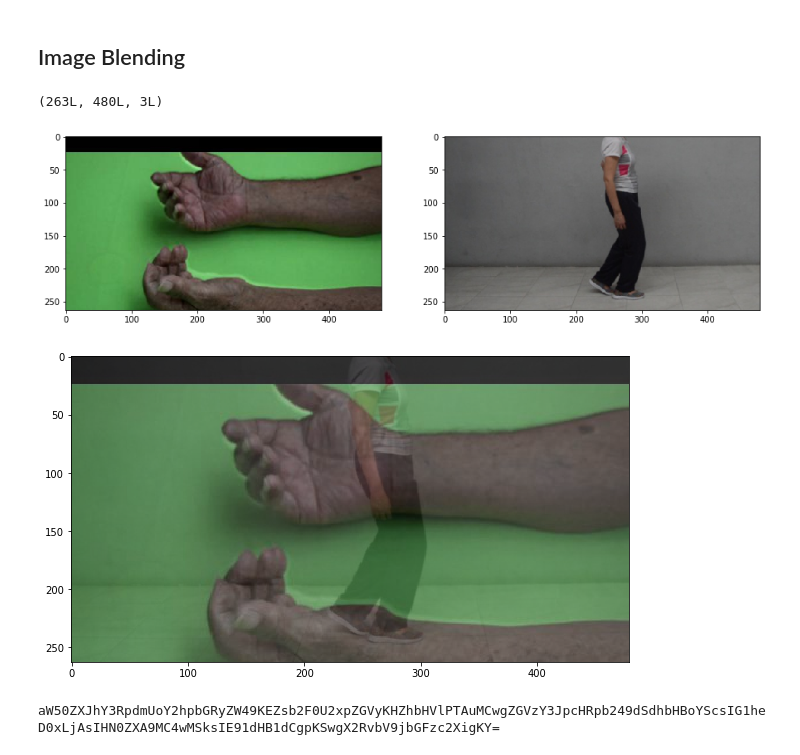
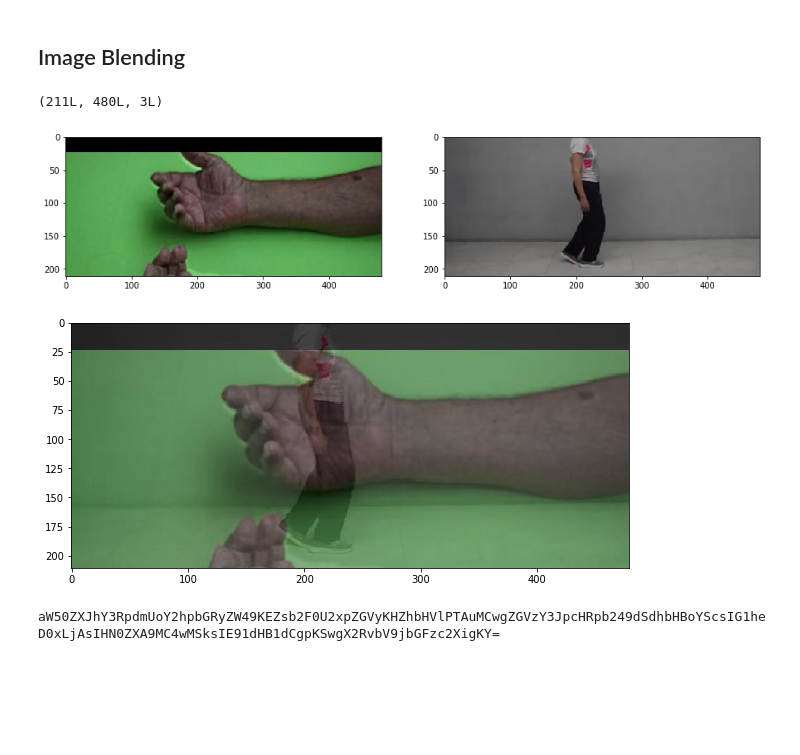
Before and after one commit to MACV-UIS/Semillero_2019, a Jupyter notebook: Semillero_2019-I/notebooks/Lecture01_IntroToComputerVision.ipynb, the cells around one changed output. Saved outputs shown, nothing was run; the diff lists cells and outputs as text; code cells hidden in the pictures; blank space fills up the shorter version.

```diff
--- a/Semillero_2019-I/notebooks/Lecture01_IntroToComputerVision.ipynb
+++ b/Semillero_2019-I/notebooks/Lecture01_IntroToComputerVision.ipynb
@@ -247,26 +243,26 @@ plt.imshow(U2[...,::-1]), plt.title('2-bit Image');
 # %%
 I1 = cv.imread('frames/handtremor_magnified/1.jpg')
 I2 = cv.imread('frames/gait/80.jpg')
 #Image shapes must be the same!
-I1 = I1[:263,:480,:]
-I2 = I2[:263,:480,:]
+I1 = I1[:211,:480,:]
+I2 = I2[:211,:480,:]
 
 alpha = 0.6
 blending = alpha*I1 + (1-alpha)*I2
 blending = blending.astype(np.uint8)
 print(blending.shape)
 
 cv.imwrite("../imgs/bleding.png", blending)
 
 plt.figure(figsize=(15,20))
 plt.subplot(121), plt.imshow(I1[...,::-1])
 plt.subplot(122), plt.imshow(I2[...,::-1])
 
 plt.figure(figsize=(10,15))
 plt.imshow(blending[...,::-1]);
 # %% [output]
-(263L, 480L, 3L)
+(211L, 480L, 3L)
-[figure, old version]
+[figure, new version]
-[figure, old version]
+[figure, new version]
 # %%
 def image_blending(image1,image2,alpha):
```
Also changed, not shown: parts of 6 cells of this notebook, 5 other files.
